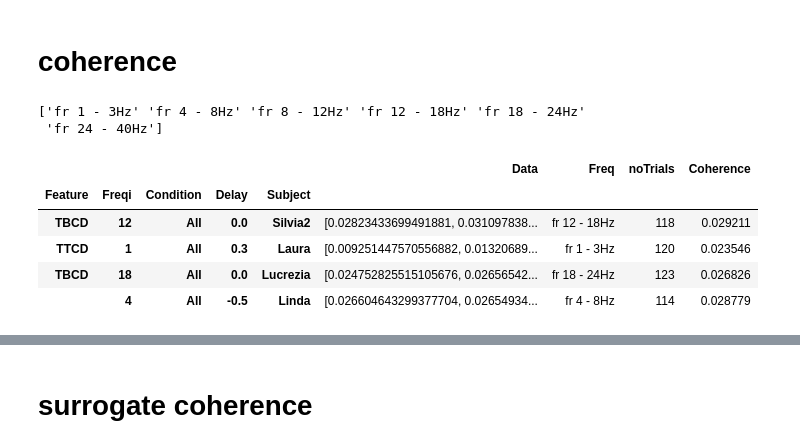
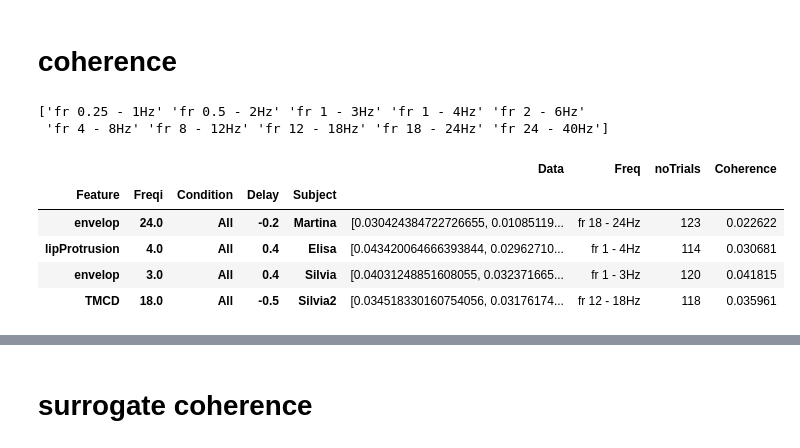
Before and after one commit to sankar-mukherjee/entrainment_python, a Jupyter notebook: paper.ipynb, the cells around one changed output, grey strips where cells are left out. Saved outputs shown, nothing was run; the diff lists cells and outputs as text; code cells hidden in the pictures.

```diff
--- a/paper.ipynb
+++ b/paper.ipynb
@@ -44,30 +44,30 @@ Reading 0 ... 1092416  =      0.000 ...  1092.416 secs...
 # %%
 save_path = data_path + '/data/coherence/Coh-removedFirst-'+ str(remove_first)+'.pkl'
 data=pd.read_pickle(save_path)
 
 a  = data['Data'].apply(lambda x: np.mean(x))
 data['Coherence'] = pd.Series(a, index=data.index)
 
-a  = data['Freq'].apply(lambda x:  int(x.split(' ')[1]))
+a  = data['Freq'].apply(lambda x:  float(x.split(' ')[3].replace('Hz','')) )
 data['Freqi'] = pd.Series(a, index=data.index)
 
 data.set_index(['Feature','Freqi','Condition','Delay','Subject'], inplace=True)
 data.sort_index(inplace=True)
 
 a = pd.DataFrame(data.reset_index())
 freq = a.Freq.unique()
 print(freq)
 
 data.sample(4)
 # %% [output]
-['fr 1 - 3Hz' 'fr 4 - 8Hz' 'fr 8 - 12Hz' 'fr 12 - 18Hz' 'fr 18 - 24Hz'
- 'fr 24 - 40Hz']
+['fr 0.25 - 1Hz' 'fr 0.5 - 2Hz' 'fr 1 - 3Hz' 'fr 1 - 4Hz' 'fr 2 - 6Hz'
+ 'fr 4 - 8Hz' 'fr 8 - 12Hz' 'fr 12 - 18Hz' 'fr 18 - 24Hz' 'fr 24 - 40Hz']
 |  |  |  |  |  | Data | Freq | noTrials | Coherence |
 | Feature | Freqi | Condition | Delay | Subject |  |  |  |  |
-| TBCD | 12 | All | 0.0 | Silvia2 | [0.02823433699491881, 0.031097838... | fr 12 - 18Hz | 118 | 0.029211 |
-| TTCD | 1 | All | 0.3 | Laura | [0.009251447570556882, 0.01320689... | fr 1 - 3Hz | 120 | 0.023546 |
-| TBCD | 18 | All | 0.0 | Lucrezia | [0.024752825515105676, 0.02656542... | fr 18 - 24Hz | 123 | 0.026826 |
-|  | 4 | All | -0.5 | Linda | [0.026604643299377704, 0.02654934... | fr 4 - 8Hz | 114 | 0.028779 |
+| envelop | 24.0 | All | -0.2 | Martina | [0.030424384722726655, 0.01085119... | fr 18 - 24Hz | 123 | 0.022622 |
+| lipProtrusion | 4.0 | All | 0.4 | Elisa | [0.043420064666393844, 0.02962710... | fr 1 - 4Hz | 114 | 0.030681 |
+| envelop | 3.0 | All | 0.4 | Silvia | [0.04031248851608055, 0.032371665... | fr 1 - 3Hz | 120 | 0.041815 |
+| TMCD | 18.0 | All | -0.5 | Silvia2 | [0.034518330160754056, 0.03176174... | fr 12 - 18Hz | 118 | 0.035961 |
 # %%
 a = pd.DataFrame(data.reset_index())
 fi = np.sort(a.Freqi.unique())
```
Also changed, not shown: parts of 29 cells of this notebook, 2 other files.
